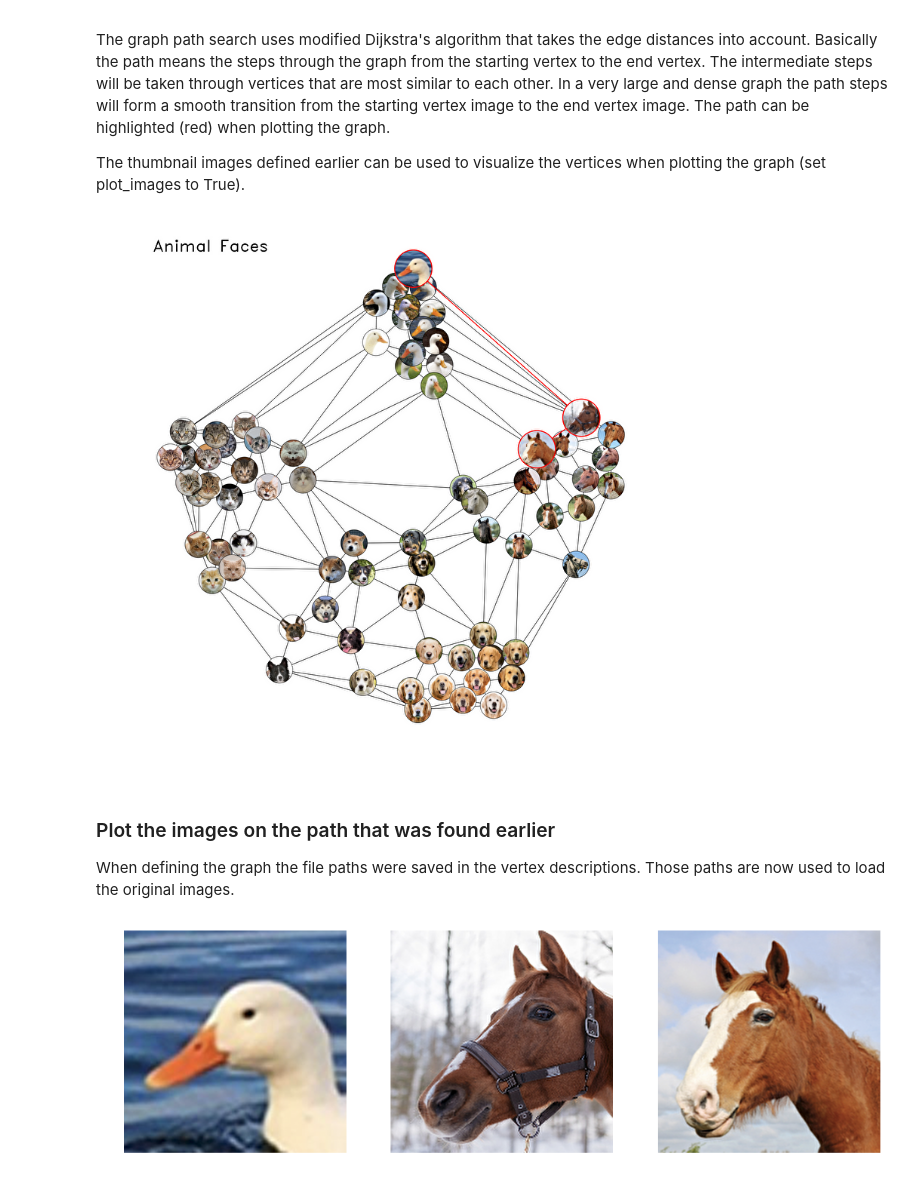
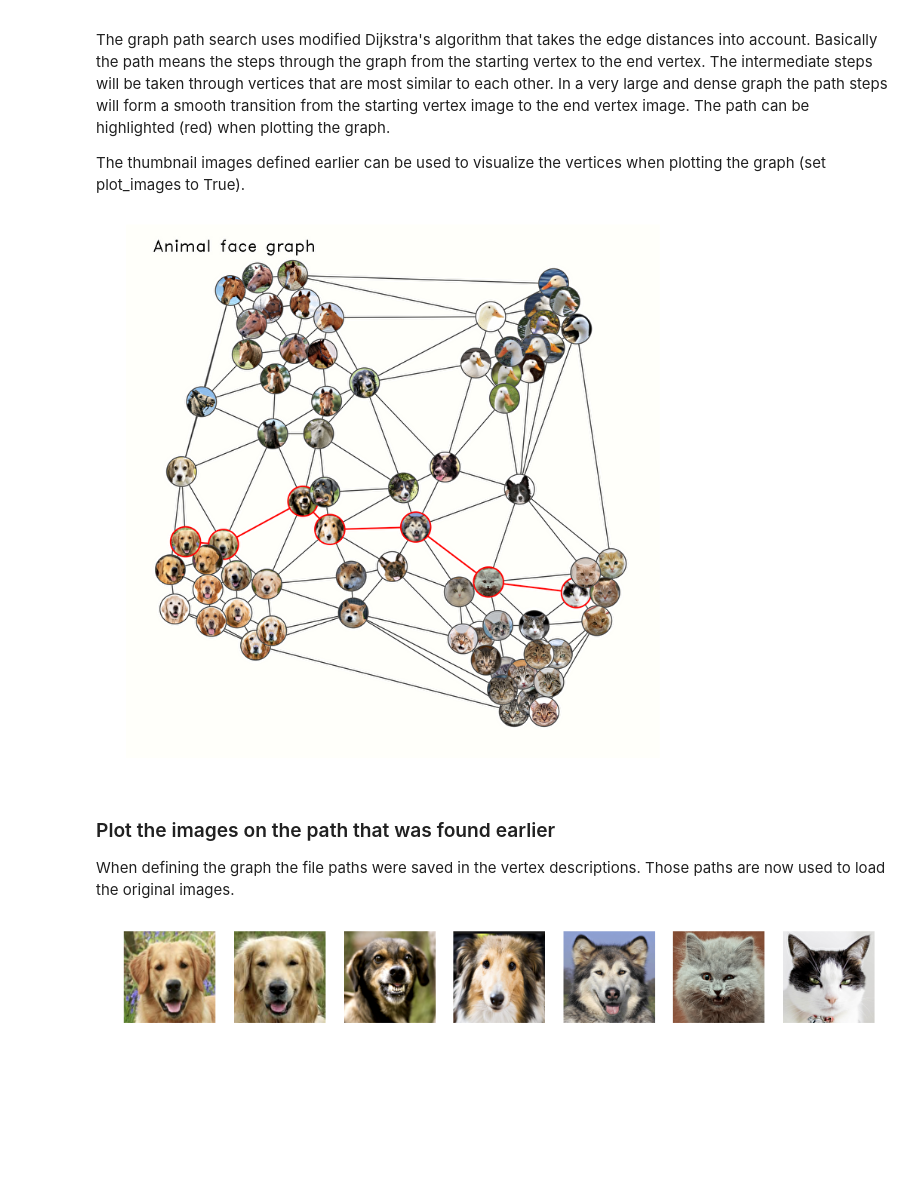
Before and after one commit to Kursula/FeatureGraph, a Jupyter notebook: Animal_face_graph.ipynb, the cells around one changed output. Cells and saved outputs as stored; diff of their text form; code cells hidden in the pictures; blank space fills up the shorter version.

Commit message:
plotting redesign

```diff
--- a/Animal_face_graph.ipynb
+++ b/Animal_face_graph.ipynb
@@ -81,9 +84,11 @@ n_images = len(img_paths)
 # %%
 gr = Graph()
 for i in range(n_images):
-    gr.add_vertex(key=i)
-    gr.set_vertex_param(key=i,
+    key = 'V' + str(i) # unique identifier for the vertex
+    gr.add_vertex(key=key)
+    gr.set_vertex_param(key=key,
                         image=thumbnails[i],
+                        radius=1.0,
                         label='photo',
                         feature_vector=feature_vectors[i],
                         path=img_paths[i])
@@ -134,33 +139,38 @@ The graph path search uses modified Dijkstra's algorithm that takes the edge dis
 The thumbnail images defined earlier can be used to visualize the vertices when plotting the graph (set plot_images to True).
 # %%
 # Find the path in the graph
-pathlist = find_shortest_path(graph=gr, key_a=35, key_b=70)
+found_path = find_shortest_path(graph=gr, key_a='V13', key_b='V42')
 
 # Plot everything
-gp = GraphPlot()
+gp = GraphPlot(background_color=[255, 255, 250],
+               highlight_color=[255, 10, 10],
+               default_edge_color=[80, 80, 80],
+               default_line_width=0.05,
+               highlight_line_width=0.1)
+
 gp.set_graph(gr)
-gp.plot_title('Animal Faces')
+gp.plot_title('Animal face graph')
+gp.highlight_path(found_path)
 gp.plot_edges()
-gp.plot_vertices(plot_thumbnails=True, radius=50)
-gp.plot_path(pathlist, plot_thumbnails=True, radius=70)
+gp.plot_vertices(plot_thumbnails=True)
 gp.show()
 gp.save('output.png')
 # %% [output]
-[figure, old version]
+[figure, new version]
 # %% [markdown]
 ### Plot the images on the path that was found earlier
 When defining the graph the file paths were saved in the vertex descriptions. Those paths are now used to load the original images.
 # %%
-n_images = len(pathlist)
+n_images = len(found_path)
 plt.figure(figsize=(16, 5))
 
-for i, key in enumerate(pathlist):
+for i, key in enumerate(found_path):
     img_path = gr.vertices[key].params['path']
     img = load_image(img_path, target_size=(200, 200))
     plt.subplot(1, n_images, i + 1)
     plt.imshow(img, interpolation='sinc')
     plt.axis('off')
 
 plt.show()
 # %% [output]
-[figure, old version]
+[figure, new version]
```
Also changed, not shown: parts of 2 cells of this notebook, 3 other files.
